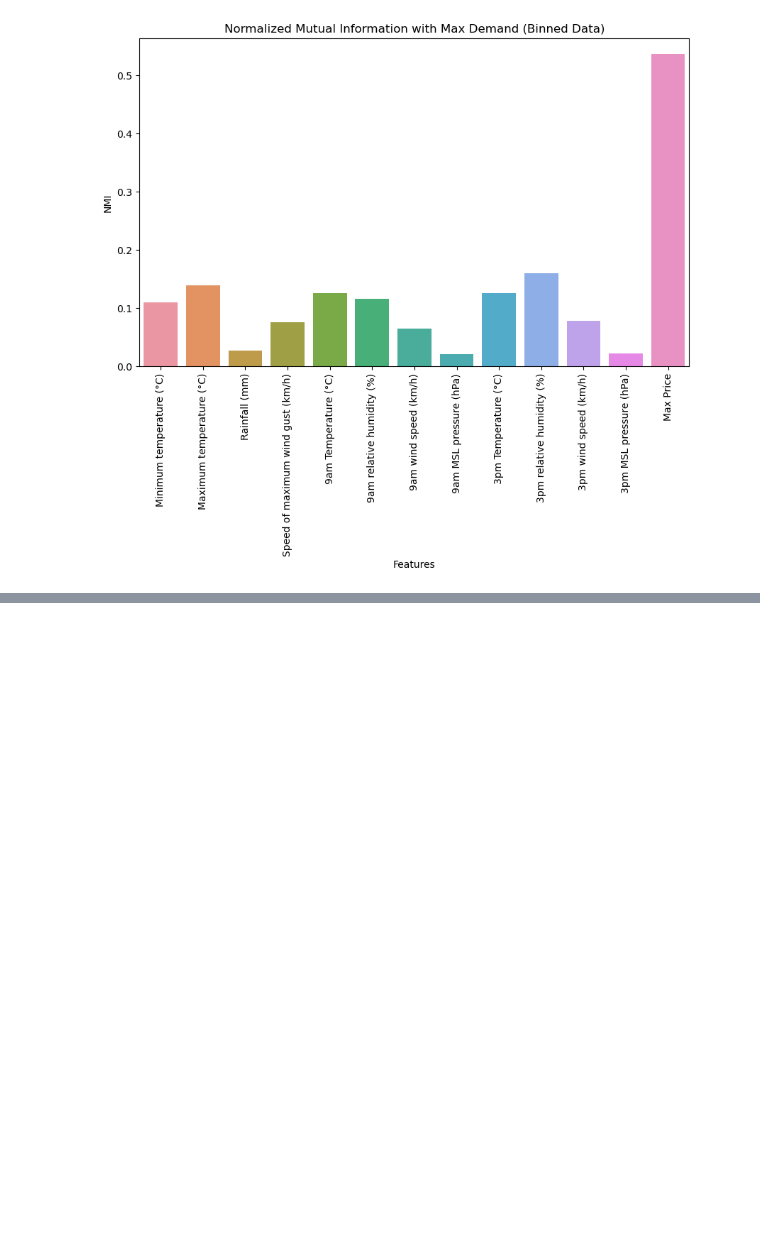
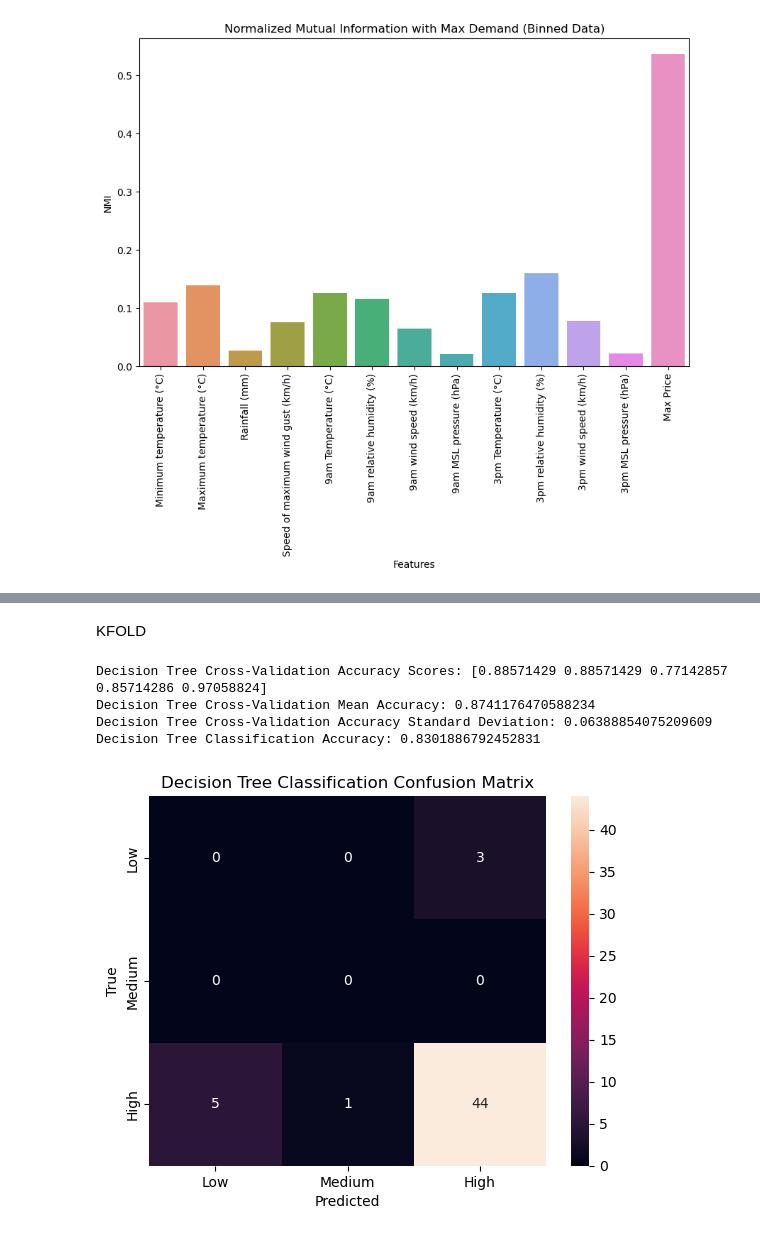
Before and after one commit to HillarP/Energy_Prediction, a Jupyter notebook: Jigar_Group_1_Data.ipynb, the cells around one changed output, grey strips where cells are left out. Cells and saved outputs as stored; diff of their text form; code cells hidden in the pictures; blank space fills up the shorter version.

```diff
--- a/Jigar_Group_1_Data.ipynb
+++ b/Jigar_Group_1_Data.ipynb
@@ -862,0 +911,76 @@ weighted avg       0.74      0.76      0.70        70
+# %% [markdown]
+KFOLD
+# %%
+from sklearn.preprocessing import MinMaxScaler
+from sklearn.model_selection import train_test_split, KFold, cross_val_score
+from sklearn.tree import DecisionTreeClassifier, plot_tree
+from sklearn.metrics import accuracy_score, confusion_matrix, classification_report
+import seaborn as sns
+import matplotlib.pyplot as plt
+
+# Separate the target variable 'Max Demand'
+y = df['Max Demand']
+
+# Define more bins and labels for classification
+bins = [0, 175000, 250000, 300000]
+labels = ['Low', 'Medium', 'High']
+
+# Convert the target variable to classes based on the new bins
+y_cls = pd.cut(y, bins=bins, labels=labels)
+
+# Scale the numeric features
+scaler = MinMaxScaler()
+df_numeric_dropped = df_numeric.drop(columns=['Max Demand'])
+X_scaled = scaler.fit_transform(df_numeric_dropped)
+
+# Train the Decision Tree Classification model
+decision_tree_classifier = DecisionTreeClassifier(criterion='entropy', random_state=44, max_depth=5)
+
+# Perform k-fold cross-validation for Decision Tree
+kf = KFold(n_splits=5, shuffle=True, random_state=42)
+accuracy_scores_dt = cross_val_score(decision_tree_classifier, X_scaled, y_cls, cv=kf)
+
+# Print cross-validation accuracy scores for Decision Tree
+print("Decision Tree Cross-Validation Accuracy Scores:", accuracy_scores_dt)
+
+# Calculate mean accuracy and standard deviation
+mean_accuracy_dt = accuracy_scores_dt.mean()
+std_accuracy_dt = accuracy_scores_dt.std()
+
+print("Decision Tree Cross-Validation Mean Accuracy:", mean_accuracy_dt)
+print("Decision Tree Cross-Validation Accuracy Standard Deviation:", std_accuracy_dt)
+
+# Split the data into training and testing sets with 70% train and 30% test
+X_train, X_test, y_train, y_test = train_test_split(X_scaled, y_cls, test_size=0.30, random_state=44)
+
+# Train the Decision Tree model on the entire training data
+decision_tree_classifier.fit(X_train, y_train)
+
+# Predict on the test set using the Decision Tree model
+y_pred_dt_cls = decision_tree_classifier.predict(X_test)
+
+# Evaluate the Decision Tree model's accuracy
+accuracy_dt = accuracy_score(y_test, y_pred_dt_cls)
+
+# Print the accuracy of the Decision Tree classifier
+print("Decision Tree Classification Accuracy:", accuracy_dt)
+
+# Generate a confusion matrix for the Decision Tree Classifier
+cm_dt = confusion_matrix(y_test, y_pred_dt_cls)
+
+# Plot the confusion matrix as a heatmap with class labels
+sns.heatmap(cm_dt, annot=True, fmt='d', xticklabels=labels, yticklabels=labels)
+plt.xlabel('Predicted')
+plt.ylabel('True')
+plt.title('Decision Tree Classification Confusion Matrix')
+plt.show()
+
+# Print the classification report for the Decision Tree Classifier
+print("Decision Tree Classification Report:")
+print(classification_report(y_test, y_pred_dt_cls, zero_division=1))
+# %% [output]
+Decision Tree Cross-Validation Accuracy Scores: [0.88571429 0.88571429 0.77142857 0.85714286 0.97058824]
+Decision Tree Cross-Validation Mean Accuracy: 0.8741176470588234
+Decision Tree Cross-Validation Accuracy Standard Deviation: 0.06388854075209609
+Decision Tree Classification Accuracy: 0.8301886792452831
+[figure, added]
```
Also changed, not shown: parts of 10 cells of this notebook.
